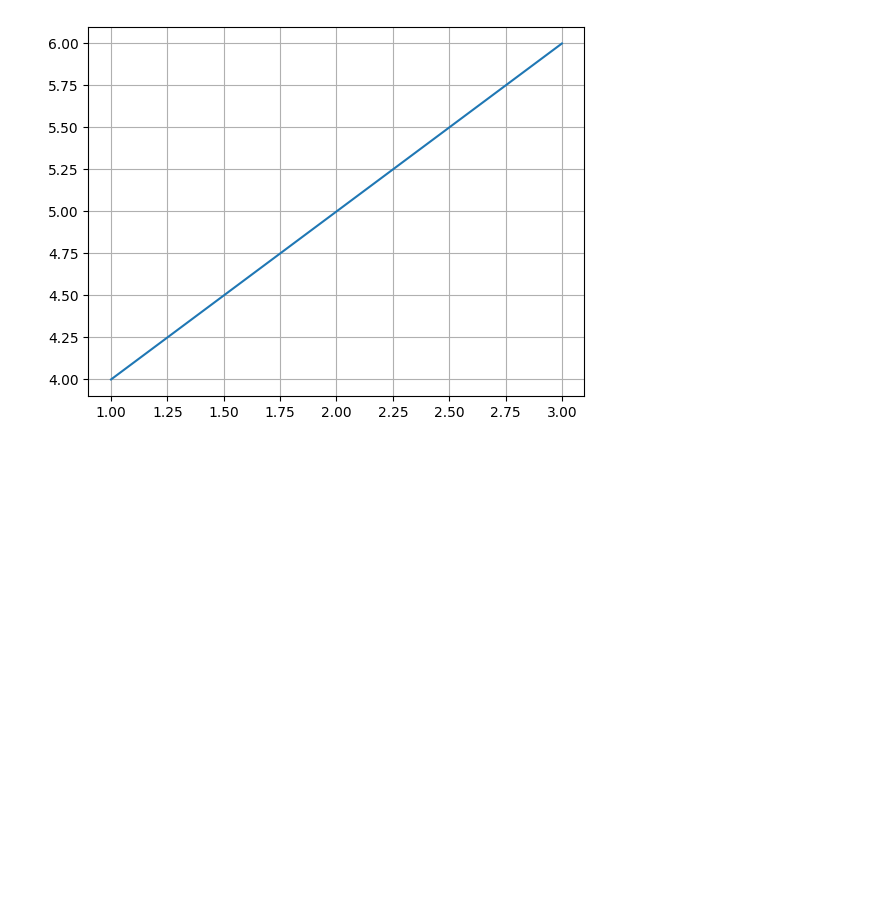
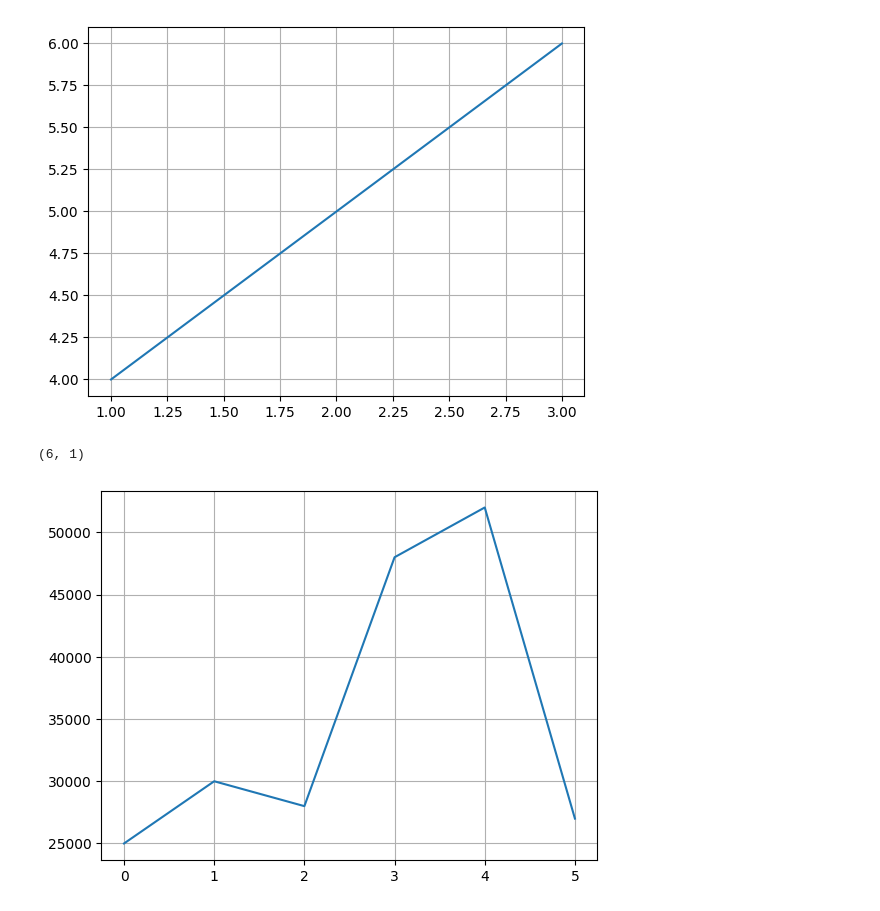
Before and after one commit to thisisouvik/ML-Concepts, a Jupyter notebook: MatplotLib/plt.ipynb, the cells around one changed output. Cells and saved outputs as stored; diff of their text form; code cells hidden in the pictures; blank space fills up the shorter version.

Commit message:
Learn: graph style

```diff
--- a/MatplotLib/plt.ipynb
+++ b/MatplotLib/plt.ipynb
@@ -11,3 +11,20 @@ plt.grid(True)
 plt.show()
 # %% [output]
 [figure]
+# %%
+data={
+    "Salary": [25000 , 30000, 28000, 48000, 52000, 27000 ]
+}
+# %%
+df=pd.DataFrame(data)
+# %%
+df.head()
+df.shape
+# %% [output]
+(6, 1)
+# %%
+plt.plot(df["Salary"])
+plt.grid(True)
+plt.show()
+# %% [output]
+[figure, added]
```
